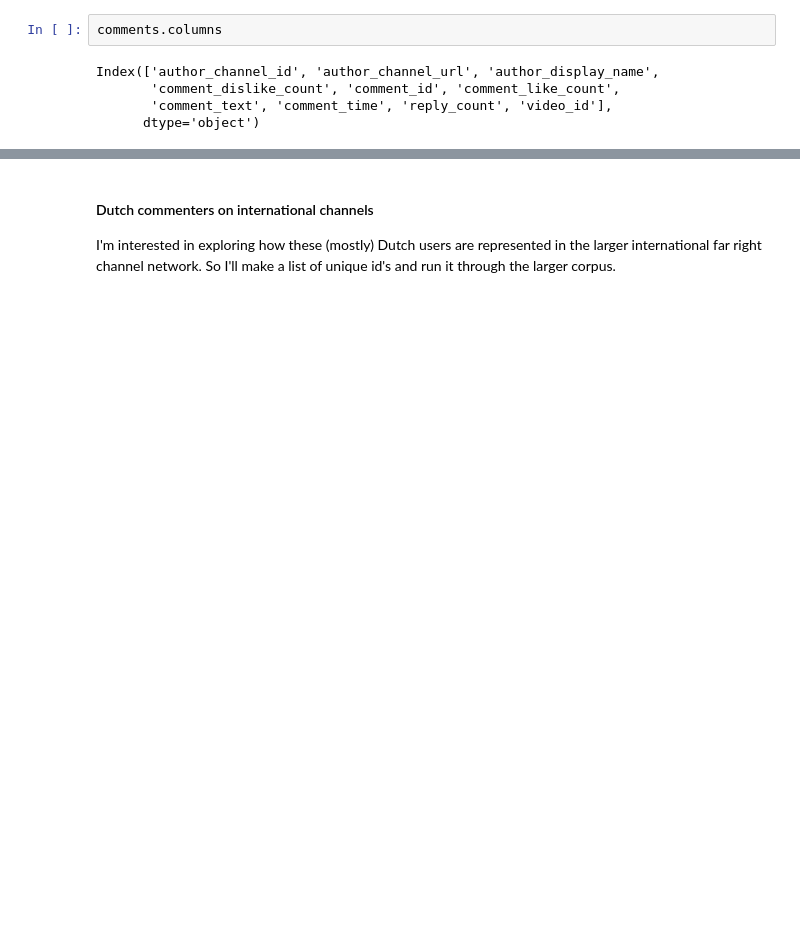
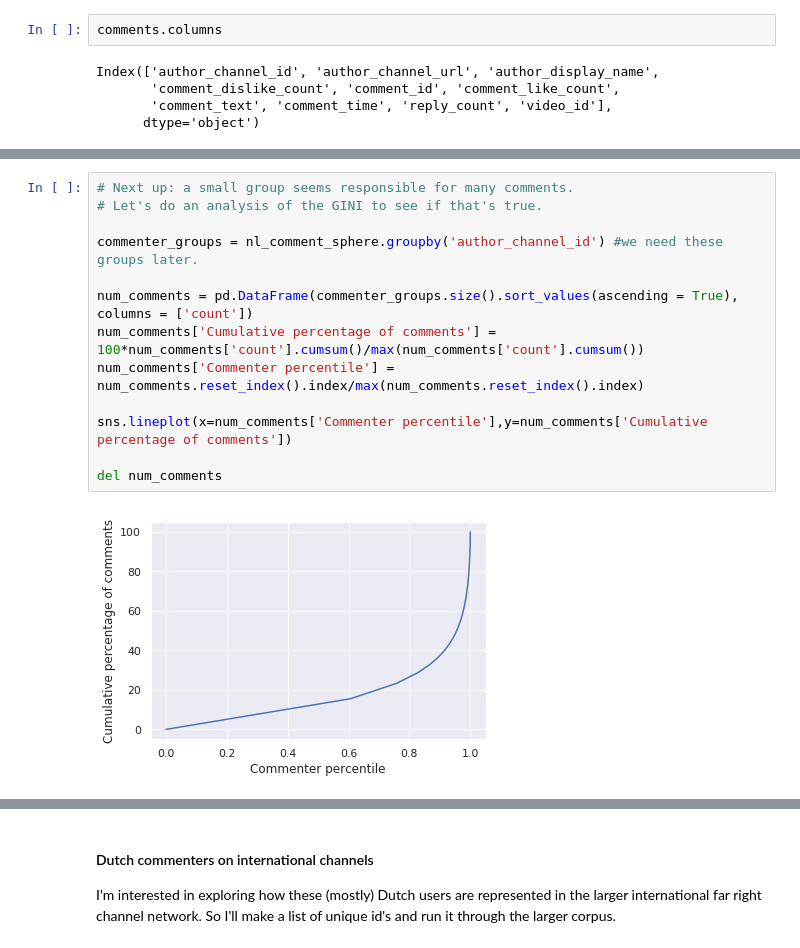
Before and after one commit to CorrespondentData/YouTubeExtremism, a Jupyter notebook: DataCollection/NL_analysis.ipynb, the cells around one changed output, grey strips where cells are left out. Drawn from its saved outputs; the diff is of its cells as text; blank space fills up the shorter version.

```diff
--- a/DataCollection/NL_analysis.ipynb
+++ b/DataCollection/NL_analysis.ipynb
@@ -611,0 +671,15 @@ Name: author_display_name, Length: 52335, dtype: int64
+# %%
+# Next up: a small group seems responsible for many comments.
+# Let's do an analysis of the GINI to see if that's true.
+
+commenter_groups = nl_comment_sphere.groupby('author_channel_id') #we need these groups later.
+
+num_comments = pd.DataFrame(commenter_groups.size().sort_values(ascending = True), columns = ['count'])
+num_comments['Cumulative percentage of comments'] = 100*num_comments['count'].cumsum()/max(num_comments['count'].cumsum())
+num_comments['Commenter percentile'] = num_comments.reset_index().index/max(num_comments.reset_index().index)
+
+sns.lineplot(x=num_comments['Commenter percentile'],y=num_comments['Cumulative percentage of comments'])
+
+del num_comments
+# %% [output]
+[figure, added]
```
Also changed, not shown: parts of 139 cells of this notebook.
